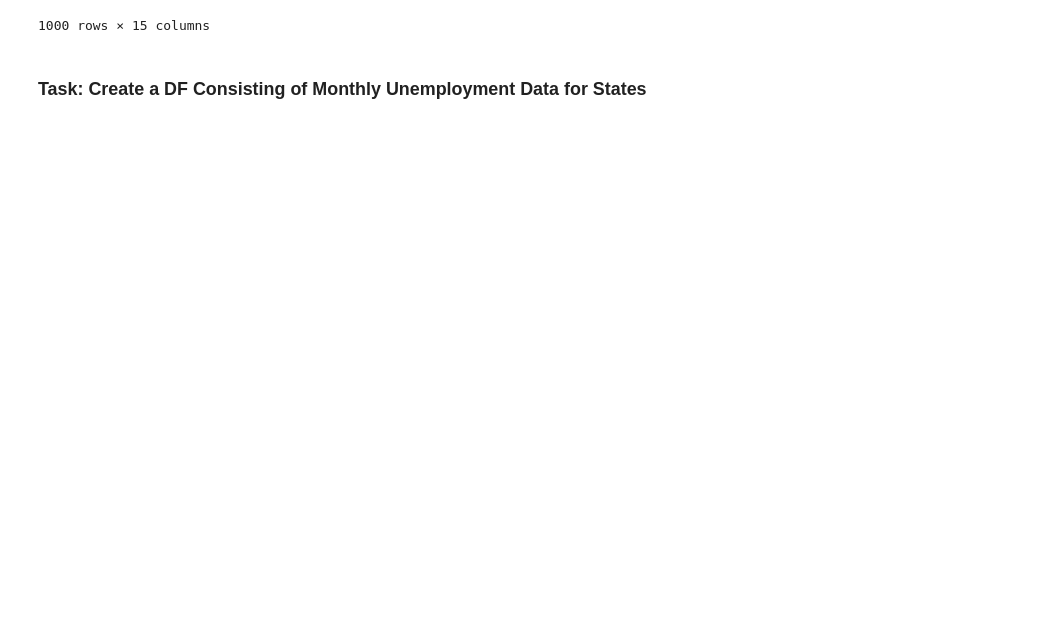
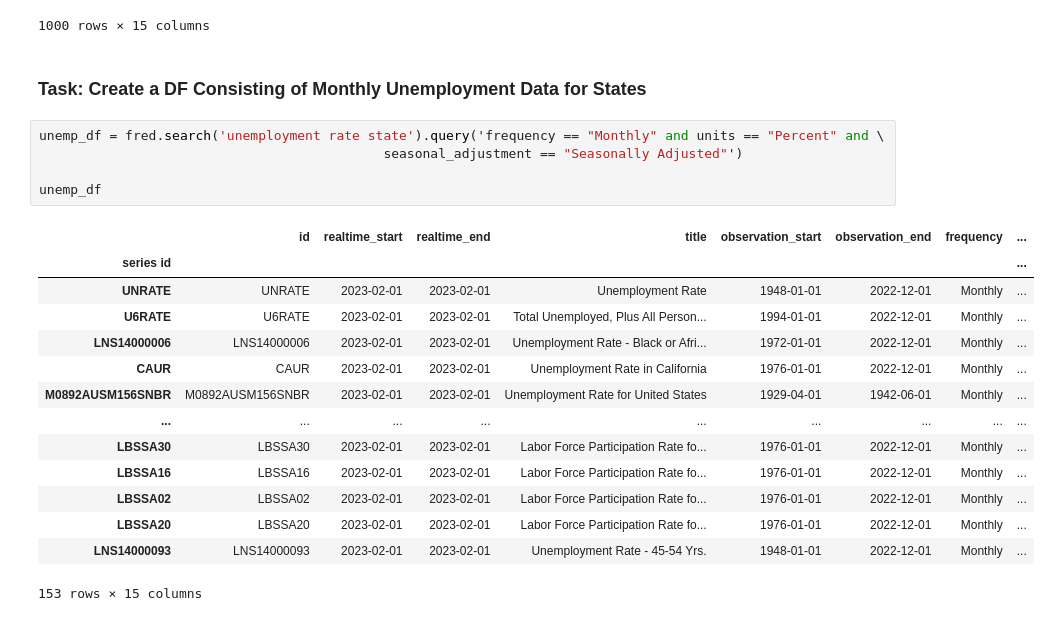
Before and after one commit to benkaan001/pandas_and_beyond, a Jupyter notebook: analyze_data/01_unemployment.ipynb, the cells around one changed output. Cells and saved outputs as stored; diff of their text form; blank space fills up the shorter version.

```diff
--- a/analyze_data/01_unemployment.ipynb
+++ b/analyze_data/01_unemployment.ipynb
@@ -179,3 +179,23 @@ fred.search('unemployment state texas', filter=('frequency', 'Monthly'))
 1000 rows × 15 columns
 # %% [markdown]
 ### Task: Create a DF Consisting of Monthly Unemployment Data for States
+# %%
+unemp_df = fred.search('unemployment rate state').query('frequency == "Monthly" and units == "Percent" and \
+                                            seasonal_adjustment == "Seasonally Adjusted"')
+
+unemp_df
+# %% [output]
+|  | id | realtime_start | realtime_end | title | observation_start | observation_end | frequency | ... |
+| series id |  |  |  |  |  |  |  | ... |
+| UNRATE | UNRATE | 2023-02-01 | 2023-02-01 | Unemployment Rate | 1948-01-01 | 2022-12-01 | Monthly | ... |
+| U6RATE | U6RATE | 2023-02-01 | 2023-02-01 | Total Unemployed, Plus All Person... | 1994-01-01 | 2022-12-01 | Monthly | ... |
+| LNS14000006 | LNS14000006 | 2023-02-01 | 2023-02-01 | Unemployment Rate - Black or Afri... | 1972-01-01 | 2022-12-01 | Monthly | ... |
+| CAUR | CAUR | 2023-02-01 | 2023-02-01 | Unemployment Rate in California | 1976-01-01 | 2022-12-01 | Monthly | ... |
+| M0892AUSM156SNBR | M0892AUSM156SNBR | 2023-02-01 | 2023-02-01 | Unemployment Rate for United States | 1929-04-01 | 1942-06-01 | Monthly | ... |
+| ... | ... | ... | ... | ... | ... | ... | ... | ... |
+| LBSSA30 | LBSSA30 | 2023-02-01 | 2023-02-01 | Labor Force Participation Rate fo... | 1976-01-01 | 2022-12-01 | Monthly | ... |
+| LBSSA16 | LBSSA16 | 2023-02-01 | 2023-02-01 | Labor Force Participation Rate fo... | 1976-01-01 | 2022-12-01 | Monthly | ... |
+| LBSSA02 | LBSSA02 | 2023-02-01 | 2023-02-01 | Labor Force Participation Rate fo... | 1976-01-01 | 2022-12-01 | Monthly | ... |
+| LBSSA20 | LBSSA20 | 2023-02-01 | 2023-02-01 | Labor Force Participation Rate fo... | 1976-01-01 | 2022-12-01 | Monthly | ... |
+| LNS14000093 | LNS14000093 | 2023-02-01 | 2023-02-01 | Unemployment Rate - 45-54 Yrs. | 1948-01-01 | 2022-12-01 | Monthly | ... |
+153 rows × 15 columns
```
Also changed, not shown: parts of 14 cells of this notebook.
